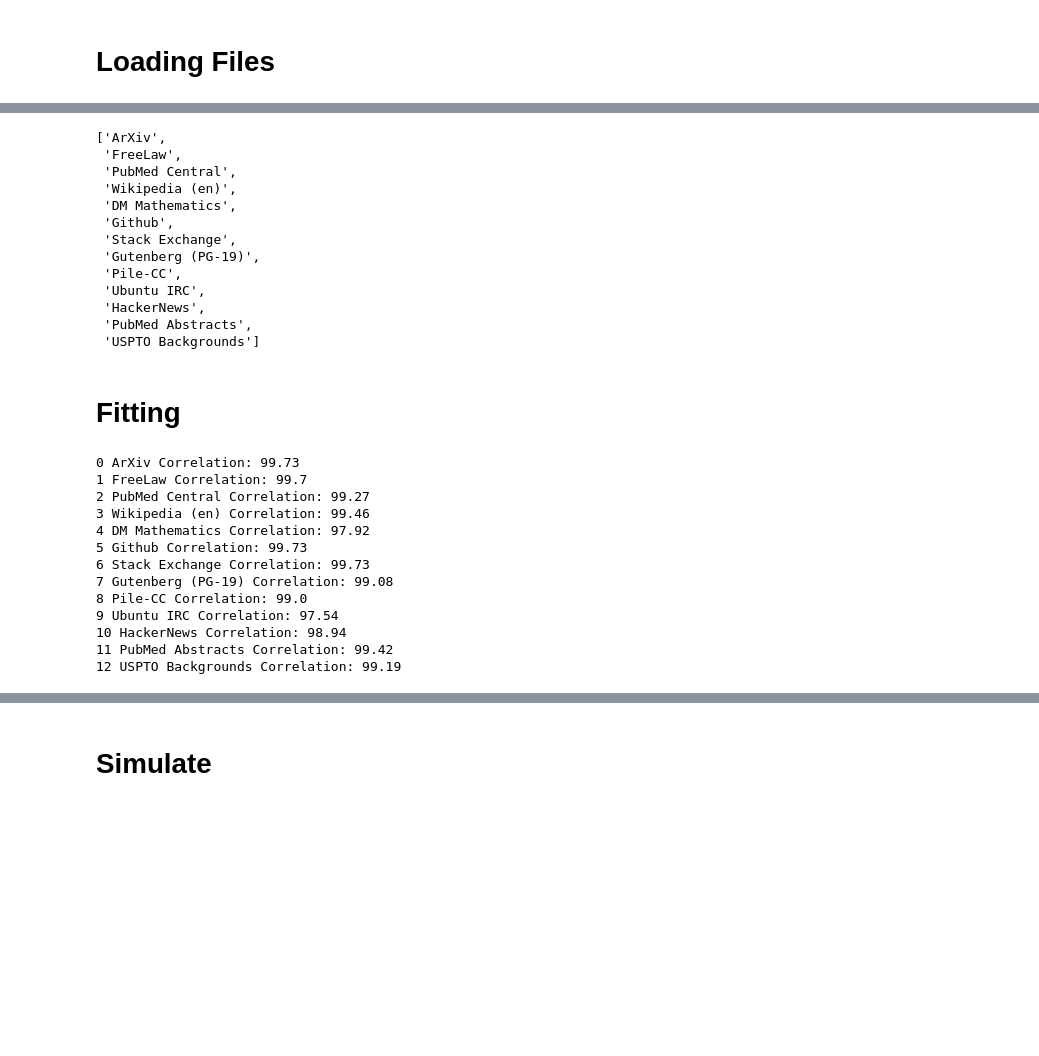
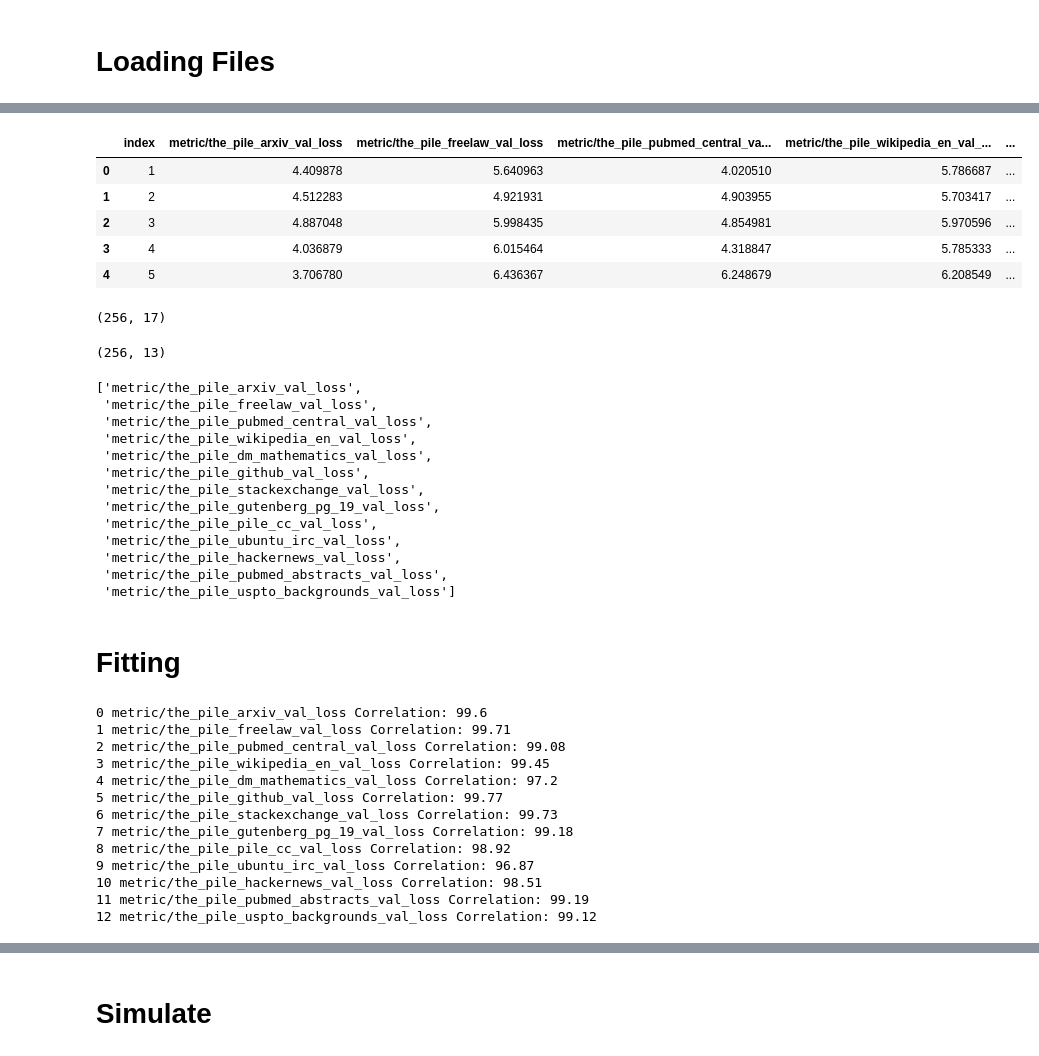
Before and after one commit to sail-sg/regmix, a Jupyter notebook: regression_fitting/regression.ipynb, the cells around one changed output, grey strips where cells are left out. Cells and saved outputs as stored; diff of their text form; code cells hidden in the pictures; blank space fills up the shorter version.

```diff
--- a/regression_fitting/regression.ipynb
+++ b/regression_fitting/regression.ipynb
@@ -63,20 +64,40 @@ y_train = y[i:]
+# %%
+df_wandb = pd.read_csv("data/test_pile_loss_1m.csv")
+df_wandb.head()
+# %% [output]
+|  | index | metric/the_pile_arxiv_val_loss | metric/the_pile_freelaw_val_loss | metric/the_pile_pubmed_central_va... | metric/the_pile_wikipedia_en_val_... | ... |
+| 0 | 1 | 4.409878 | 5.640963 | 4.020510 | 5.786687 | ... |
+| 1 | 2 | 4.512283 | 4.921931 | 4.903955 | 5.703417 | ... |
+| 2 | 3 | 4.887048 | 5.998435 | 4.854981 | 5.970596 | ... |
+| 3 | 4 | 4.036879 | 6.015464 | 4.318847 | 5.785333 | ... |
+| 4 | 5 | 3.706780 | 6.436367 | 6.248679 | 6.208549 | ... |
+# %%
+X_test = df_config[df_config.columns[1:]].values
+X_test.shape
+# %% [output]
+(256, 17)
+# %%
+y_test = df_wandb[df_wandb.columns[1:]].values
+y_test.shape
+# %% [output]
+(256, 13)
 # %%
 KEY_METRICS = df_wandb.columns[1:].tolist()
 KEY_METRICS
 # %% [output]
-['ArXiv',
- 'FreeLaw',
- 'PubMed Central',
- 'Wikipedia (en)',
- 'DM Mathematics',
- 'Github',
- 'Stack Exchange',
- 'Gutenberg (PG-19)',
- 'Pile-CC',
- 'Ubuntu IRC',
- 'HackerNews',
- 'PubMed Abstracts',
- 'USPTO Backgrounds']
+['metric/the_pile_arxiv_val_loss',
+ 'metric/the_pile_freelaw_val_loss',
+ 'metric/the_pile_pubmed_central_val_loss',
+ 'metric/the_pile_wikipedia_en_val_loss',
+ 'metric/the_pile_dm_mathematics_val_loss',
+ 'metric/the_pile_github_val_loss',
+ 'metric/the_pile_stackexchange_val_loss',
+ 'metric/the_pile_gutenberg_pg_19_val_loss',
+ 'metric/the_pile_pile_cc_val_loss',
+ 'metric/the_pile_ubuntu_irc_val_loss',
+ 'metric/the_pile_hackernews_val_loss',
+ 'metric/the_pile_pubmed_abstracts_val_loss',
+ 'metric/the_pile_uspto_backgrounds_val_loss']
 # %% [markdown]
 # Fitting
 # %%
@@ -99,34 +120,34 @@ predictor = []
 for i in range(len(KEY_METRICS)):
 
     target = y_train[:, i]
-    val_target = y_val[:, i]
+    test_target = y_test[:, i]
 
     gbm = lgb.LGBMRegressor(**hyper_params)
 
     reg = gbm.fit(X_train, target,
-        eval_set=[(X_val, val_target)],
+        eval_set=[(X_test, test_target)],
         eval_metric='l2', callbacks=[
         lgb.early_stopping(stopping_rounds=3, verbose=False),
     ])
-    r, p = spearmanr(reg.predict(X_val), val_target)
+    r, p = spearmanr(reg.predict(X_test), test_target)
     print(i, KEY_METRICS[i], "Correlation: {}".format(np.round(r*100, 2)))
 
     predictor.append(reg)
     # break
 # %% [output]
-0 ArXiv Correlation: 99.73
-1 FreeLaw Correlation: 99.7
-2 PubMed Central Correlation: 99.27
-3 Wikipedia (en) Correlation: 99.46
-4 DM Mathematics Correlation: 97.92
-5 Github Correlation: 99.73
-6 Stack Exchange Correlation: 99.73
-7 Gutenberg (PG-19) Correlation: 99.08
-8 Pile-CC Correlation: 99.0
-9 Ubuntu IRC Correlation: 97.54
-10 HackerNews Correlation: 98.94
-11 PubMed Abstracts Correlation: 99.42
-12 USPTO Backgrounds Correlation: 99.19
+0 metric/the_pile_arxiv_val_loss Correlation: 99.6
+1 metric/the_pile_freelaw_val_loss Correlation: 99.71
+2 metric/the_pile_pubmed_central_val_loss Correlation: 99.08
+3 metric/the_pile_wikipedia_en_val_loss Correlation: 99.45
+4 metric/the_pile_dm_mathematics_val_loss Correlation: 97.2
+5 metric/the_pile_github_val_loss Correlation: 99.77
+6 metric/the_pile_stackexchange_val_loss Correlation: 99.73
+7 metric/the_pile_gutenberg_pg_19_val_loss Correlation: 99.18
+8 metric/the_pile_pile_cc_val_loss Correlation: 98.92
+9 metric/the_pile_ubuntu_irc_val_loss Correlation: 96.87
+10 metric/the_pile_hackernews_val_loss Correlation: 98.51
+11 metric/the_pile_pubmed_abstracts_val_loss Correlation: 99.19
+12 metric/the_pile_uspto_backgrounds_val_loss Correlation: 99.12
 # %%
 # Visualize the fitting on Pile-CC
 selected = 8
```
Also changed, not shown: parts of 11 cells of this notebook, 32 other files.
